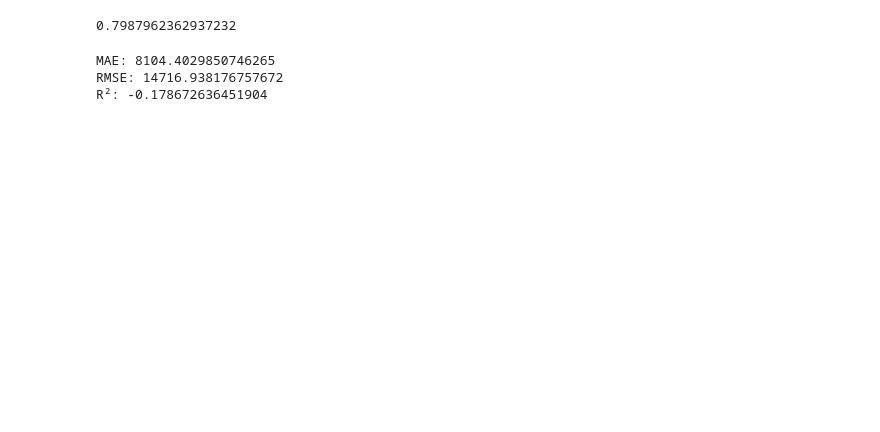
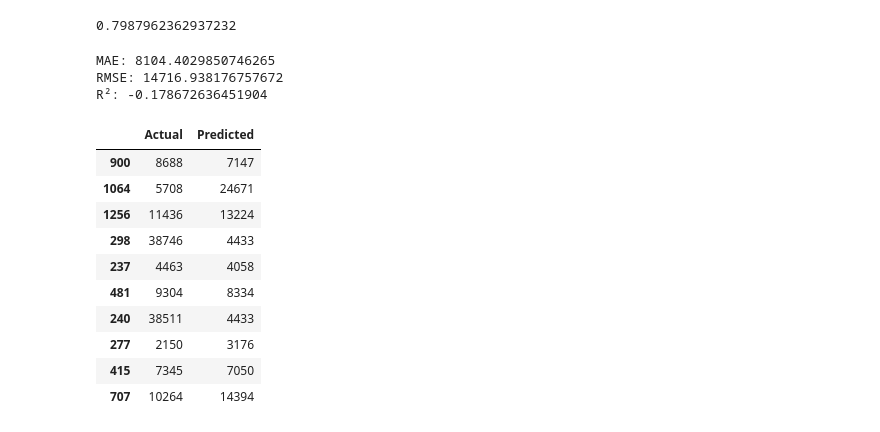
Before and after one commit to sayani-code/insurance-cost-prediction, a Jupyter notebook: notebook/notebook.ipynb, the cells around one changed output. Drawn from its saved outputs; the diff is of its cells as text; code cells hidden in the pictures; blank space fills up the shorter version.

```diff
--- a/notebook/notebook.ipynb
+++ b/notebook/notebook.ipynb
@@ -410,3 +412,22 @@ print("R²:", r2)
 MAE: 8104.4029850746265
 RMSE: 14716.938176757672
 R²: -0.178672636451904
+# %%
+comparison = pd.DataFrame({
+    "Actual": y_test,
+    "Predicted": y_pred
+})
+
+comparison.head(10)
+# %% [output]
+|  | Actual | Predicted |
+| 900 | 8688 | 7147 |
+| 1064 | 5708 | 24671 |
+| 1256 | 11436 | 13224 |
+| 298 | 38746 | 4433 |
+| 237 | 4463 | 4058 |
+| 481 | 9304 | 8334 |
+| 240 | 38511 | 4433 |
+| 277 | 2150 | 3176 |
+| 415 | 7345 | 7050 |
+| 707 | 10264 | 14394 |
```
Also changed, not shown: parts of 4 cells of this notebook.
